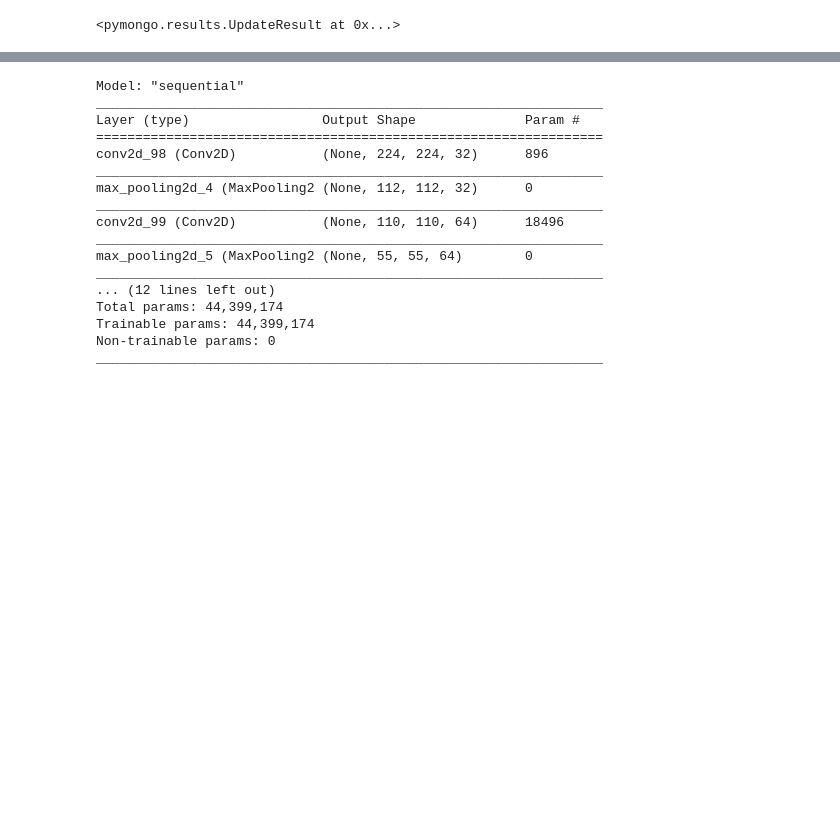
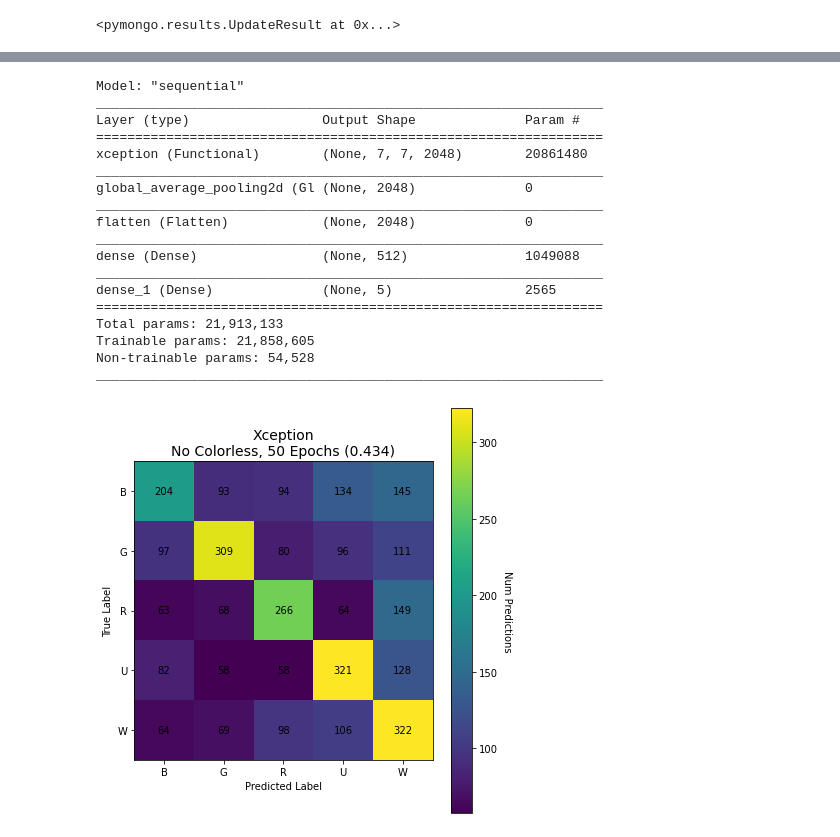
Before and after one commit to n-sweep/galvanize_capstone_3, a Jupyter notebook: visualizations.ipynb, the cells around one changed output, grey strips where cells are left out. Saved outputs shown, nothing was run; the diff lists cells and outputs as text; code cells hidden in the pictures; blank space fills up the shorter version.

```diff
--- a/visualizations.ipynb
+++ b/visualizations.ipynb
@@ -136,3 +155,3 @@ for title, _id  in {
 # %%
-doc = model_db.find_one({'_id': ObjectId('6083729e817fb8de43dc61df')})
+doc = model_db.find_one({'_id': ObjectId('60863b73da5ff96f06f44d3f')})
 model = load_model(doc['model'])
@@ -143,16 +181,54 @@ Model: "sequential"
 _________________________________________________________________
 Layer (type)                 Output Shape              Param #
 =================================================================
-conv2d_98 (Conv2D)           (None, 224, 224, 32)      896
+xception (Functional)        (None, 7, 7, 2048)        20861480
 _________________________________________________________________
-max_pooling2d_4 (MaxPooling2 (None, 112, 112, 32)      0
+global_average_pooling2d (Gl (None, 2048)              0
 _________________________________________________________________
-conv2d_99 (Conv2D)           (None, 110, 110, 64)      18496
+flatten (Flatten)            (None, 2048)              0
 _________________________________________________________________
-max_pooling2d_5 (MaxPooling2 (None, 55, 55, 64)        0
+dense (Dense)                (None, 512)               1049088
 _________________________________________________________________
-... (12 lines left out)
-Total params: 44,399,174
-Trainable params: 44,399,174
-Non-trainable params: 0
+dense_1 (Dense)              (None, 5)                 2565
+=================================================================
+Total params: 21,913,133
+Trainable params: 21,858,605
+Non-trainable params: 54,528
 _________________________________________________________________
+# %%
+for title, _id  in {
+#     'Baseline - 3x Conv + Dropout + Pooling': '6083729e817fb8de43dc61df',
+#     '60838ba9817fb8de43dc61e0',
+#     '6083b0f0817fb8de43dc61e1',
+#     'Xception - No Dropout': '608470e8e3116d5ffa872c33',
+#     '60849f3420c23162ff693652',
+#     '6084c5bd96688d52885d50b8',
+#     '6084ea226aabc4f5f850ef1a',
+#     'Xception - Colorless Cards Removed': '608587d4b5d36477fbf317ae',
+#     'Xception - Grayscale Images': '6085bb1ca39a51d8f11bcd4e',
+#     'Xception - No Dropout, No Colorless, 50 Epochs': '60863b73da5ff96f06f44d3f'
+    'Xception - No Colorless, 50 Epochs': '60875c6051b9665949ef4a72'}.items():
+    doc = model_db.find_one({'_id': ObjectId(_id)})
+    df = pd.DataFrame.from_dict(doc['holdout_prediction'])
+    p, t = df.prediction, df.true
+    holdout_acc = round(accuracy_score(t, p), 3)
+
+    fig, ax = plt.subplots(figsize=(6,6))
+    title = title.replace(' - ', '\n')
+    ax.set_title(f"{title} ({holdout_acc})", fontsize=14)
+
+    plot_conf_matrix(t, p,
+                     labels=doc['class_indices'].keys(),
+                     cbarlabel='Num Predictions',
+                     ax=ax)
+
+    savetitle = title
+    for r in '-,+':
+        savetitle = savetitle.replace(r, '')
+    savetitle = '_'.join(savetitle.split())
+
+    plt.tight_layout()
+    fig.savefig(f'img/plots/{savetitle}_conv.png')
+    plt.show()
+# %% [output]
+[figure, added]
```
Also changed, not shown: parts of 7 cells of this notebook, 26 other files.
